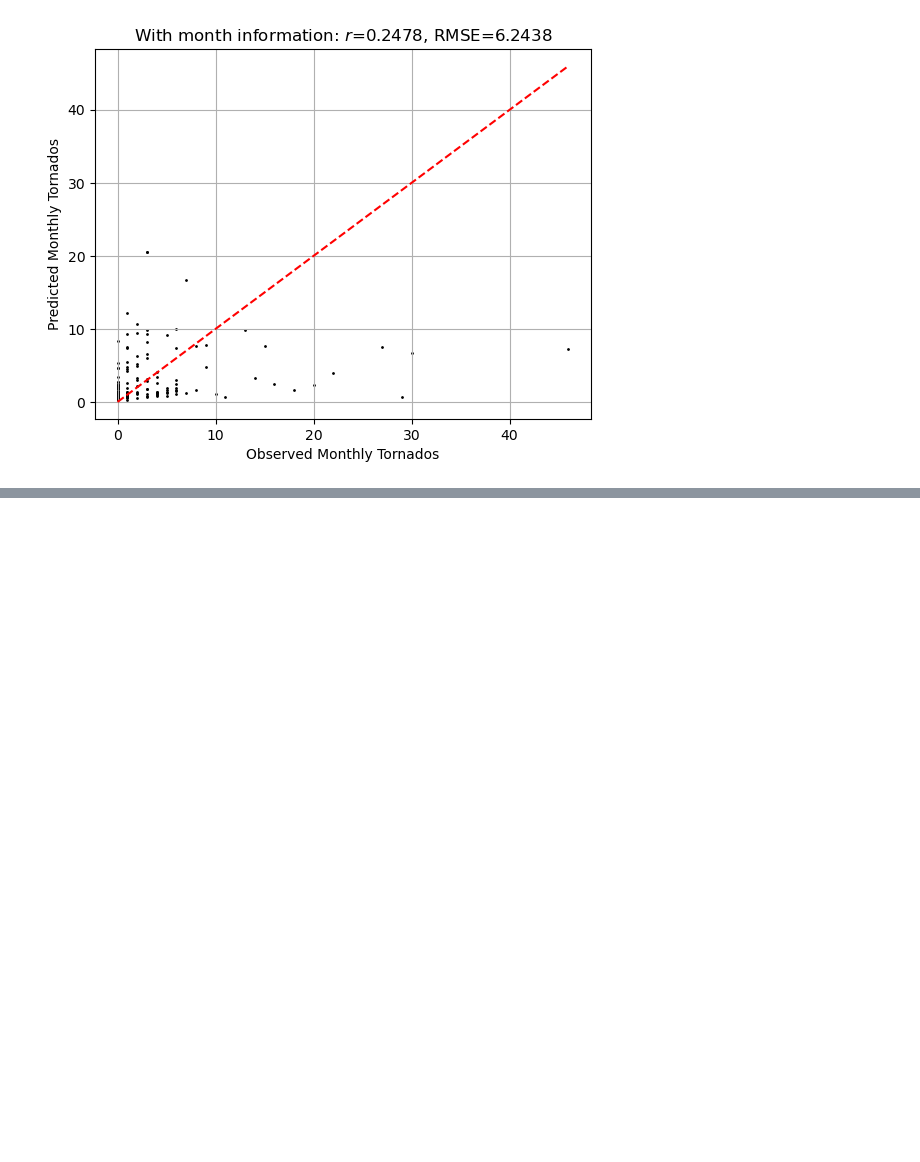
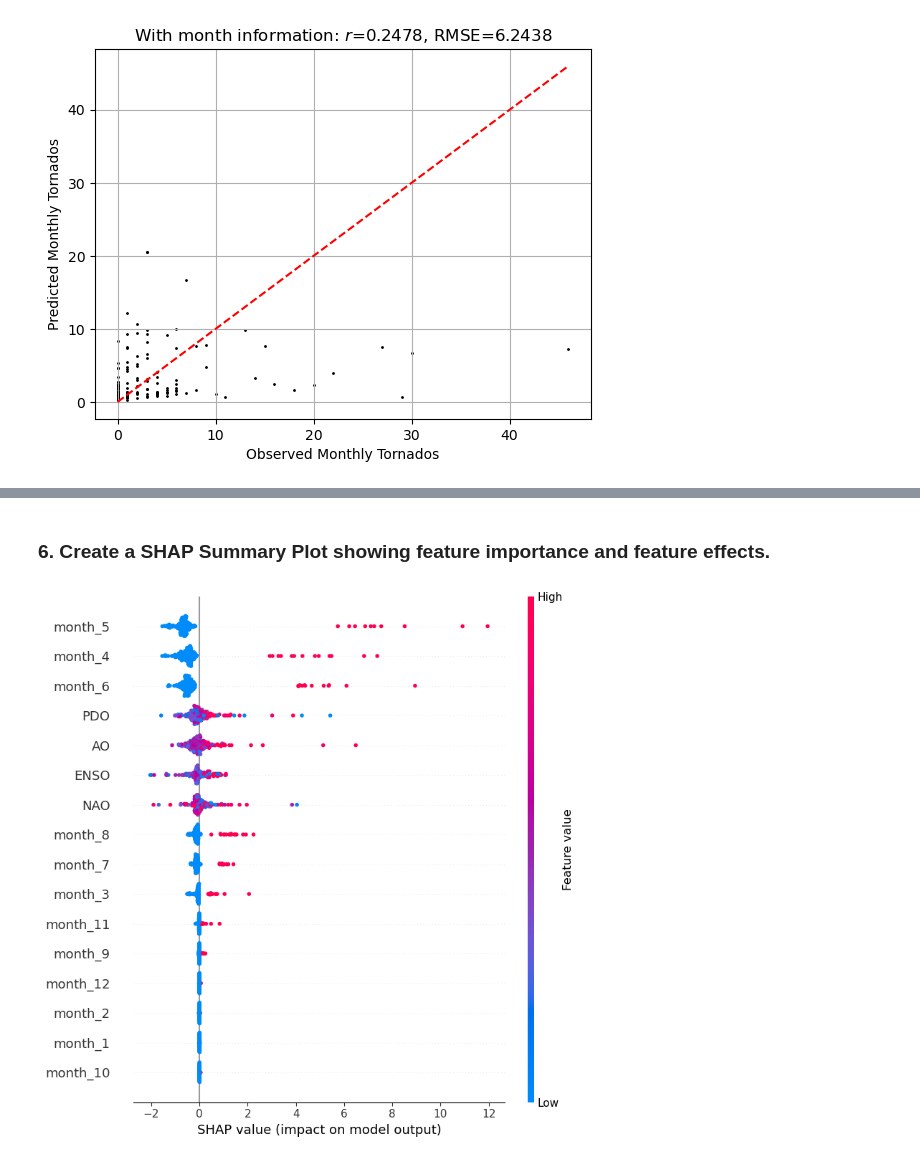
Before and after one commit to tangwhiap/ATMS-523-Module-6, a Jupyter notebook: HW6.ipynb, the cells around one changed output, grey strips where cells are left out. Drawn from its saved outputs; the diff is of its cells as text; code cells hidden in the pictures; blank space fills up the shorter version.

```diff
--- a/HW6.ipynb
+++ b/HW6.ipynb
@@ -161,0 +187,8 @@ plt.show()
+# %% [markdown]
+### 6. Create a SHAP Summary Plot showing feature importance and feature effects.
+# %%
+explainer_RF_month = shap.TreeExplainer(model_RF_month)
+explain_values = explainer_RF_month.shap_values(X_test)
+shap.summary_plot(explain_values, X_test)
+# %% [output]
+[figure, added]
```
Also changed, not shown: parts of 13 cells of this notebook.
